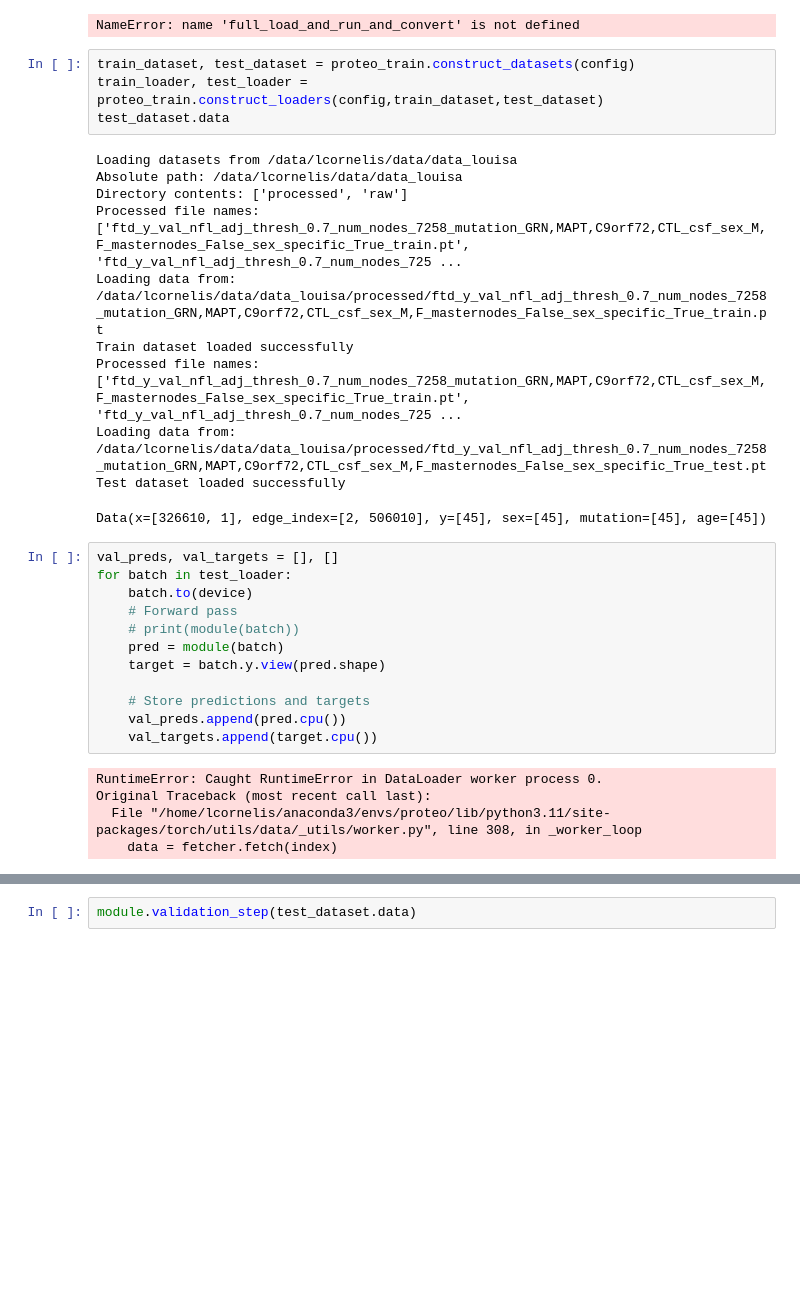
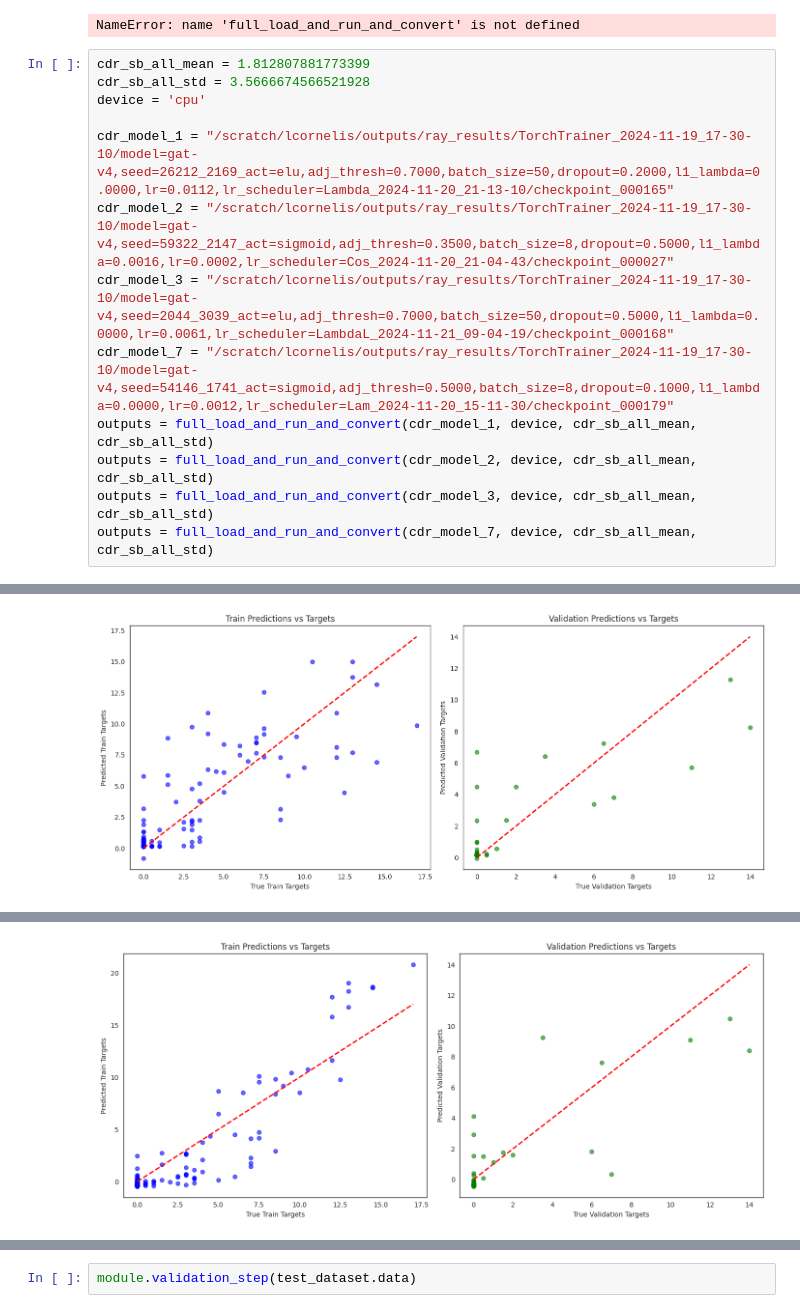
Before and after one commit to geometric-intelligence/proteo, a Jupyter notebook: proteo/checkpoint_analysis.ipynb, the cells around one changed output, grey strips where cells are left out. Drawn from its saved outputs; the diff is of its cells as text; blank space fills up the shorter version.

```diff
--- a/proteo/checkpoint_analysis.ipynb
+++ b/proteo/checkpoint_analysis.ipynb
@@ -219,35 +219,17 @@ outputs = full_load_and_run_and_convert(model_2_age_sex, device, csf_all_no_log_
 outputs = full_load_and_run_and_convert(model_3_age_sex, device, csf_all_no_log_mean, csf_all_no_log_std)
 # %% [output]
 NameError: name 'full_load_and_run_and_convert' is not defined
-# %%
-train_dataset, test_dataset = proteo_train.construct_datasets(config)
-train_loader, test_loader = proteo_train.construct_loaders(config,train_dataset,test_dataset)
-test_dataset.data
-# %% [output]
-Loading datasets from /data/lcornelis/data/data_louisa
-Absolute path: /data/lcornelis/data/data_louisa
-Directory contents: ['processed', 'raw']
-Processed file names: ['ftd_y_val_nfl_adj_thresh_0.7_num_nodes_7258_mutation_GRN,MAPT,C9orf72,CTL_csf_sex_M,F_masternodes_False_sex_specific_True_train.pt', 'ftd_y_val_nfl_adj_thresh_0.7_num_nodes_725 ...
-Loading data from: /data/lcornelis/data/data_louisa/processed/ftd_y_val_nfl_adj_thresh_0.7_num_nodes_7258_mutation_GRN,MAPT,C9orf72,CTL_csf_sex_M,F_masternodes_False_sex_specific_True_train.pt
-Train dataset loaded successfully
-Processed file names: ['ftd_y_val_nfl_adj_thresh_0.7_num_nodes_7258_mutation_GRN,MAPT,C9orf72,CTL_csf_sex_M,F_masternodes_False_sex_specific_True_train.pt', 'ftd_y_val_nfl_adj_thresh_0.7_num_nodes_725 ...
-Loading data from: /data/lcornelis/data/data_louisa/processed/ftd_y_val_nfl_adj_thresh_0.7_num_nodes_7258_mutation_GRN,MAPT,C9orf72,CTL_csf_sex_M,F_masternodes_False_sex_specific_True_test.pt
-Test dataset loaded successfully
-Data(x=[326610, 1], edge_index=[2, 506010], y=[45], sex=[45], mutation=[45], age=[45])
-# %%
-val_preds, val_targets = [], []
-for batch in test_loader:
-    batch.to(device)
-    # Forward pass
-    # print(module(batch))
-    pred = module(batch)
-    target = batch.y.view(pred.shape)
-
-    # Store predictions and targets
-    val_preds.append(pred.cpu())
-    val_targets.append(target.cpu())
-# %% [output]
-RuntimeError: Caught RuntimeError in DataLoader worker process 0.
-Original Traceback (most recent call last):
-  File "/home/lcornelis/anaconda3/envs/proteo/lib/python3.11/site-packages/torch/utils/data/_utils/worker.py", line 308, in _worker_loop
-    data = fetcher.fetch(index)
+# %%
+cdr_sb_all_mean = 1.812807881773399
+cdr_sb_all_std = 3.5666674566521928
+device = 'cpu'
+
+cdr_model_1 = "/scratch/lcornelis/outputs/ray_results/TorchTrainer_2024-11-19_17-30-10/model=gat-v4,seed=26212_2169_act=elu,adj_thresh=0.7000,batch_size=50,dropout=0.2000,l1_lambda=0.0000,lr=0.0112,lr_scheduler=Lambda_2024-11-20_21-13-10/checkpoint_000165"
+cdr_model_2 = "/scratch/lcornelis/outputs/ray_results/TorchTrainer_2024-11-19_17-30-10/model=gat-v4,seed=59322_2147_act=sigmoid,adj_thresh=0.3500,batch_size=8,dropout=0.5000,l1_lambda=0.0016,lr=0.0002,lr_scheduler=Cos_2024-11-20_21-04-43/checkpoint_000027"
+cdr_model_3 = "/scratch/lcornelis/outputs/ray_results/TorchTrainer_2024-11-19_17-30-10/model=gat-v4,seed=2044_3039_act=elu,adj_thresh=0.7000,batch_size=50,dropout=0.5000,l1_lambda=0.0000,lr=0.0061,lr_scheduler=LambdaL_2024-11-21_09-04-19/checkpoint_000168"
+cdr_model_7 = "/scratch/lcornelis/outputs/ray_results/TorchTrainer_2024-11-19_17-30-10/model=gat-v4,seed=54146_1741_act=sigmoid,adj_thresh=0.5000,batch_size=8,dropout=0.1000,l1_lambda=0.0000,lr=0.0012,lr_scheduler=Lam_2024-11-20_15-11-30/checkpoint_000179"
+outputs = full_load_and_run_and_convert(cdr_model_1, device, cdr_sb_all_mean, cdr_sb_all_std)
+outputs = full_load_and_run_and_convert(cdr_model_2, device, cdr_sb_all_mean, cdr_sb_all_std)
+outputs = full_load_and_run_and_convert(cdr_model_3, device, cdr_sb_all_mean, cdr_sb_all_std)
+outputs = full_load_and_run_and_convert(cdr_model_7, device, cdr_sb_all_mean, cdr_sb_all_std)
+# %% [output]
@@ -253,0 +253 @@ Original Traceback (most recent call last):
+[figure, added]
@@ -253,0 +271 @@ Original Traceback (most recent call last):
+[figure, added]
```
Also changed, not shown: parts of 2 cells of this notebook, 3 other files.
